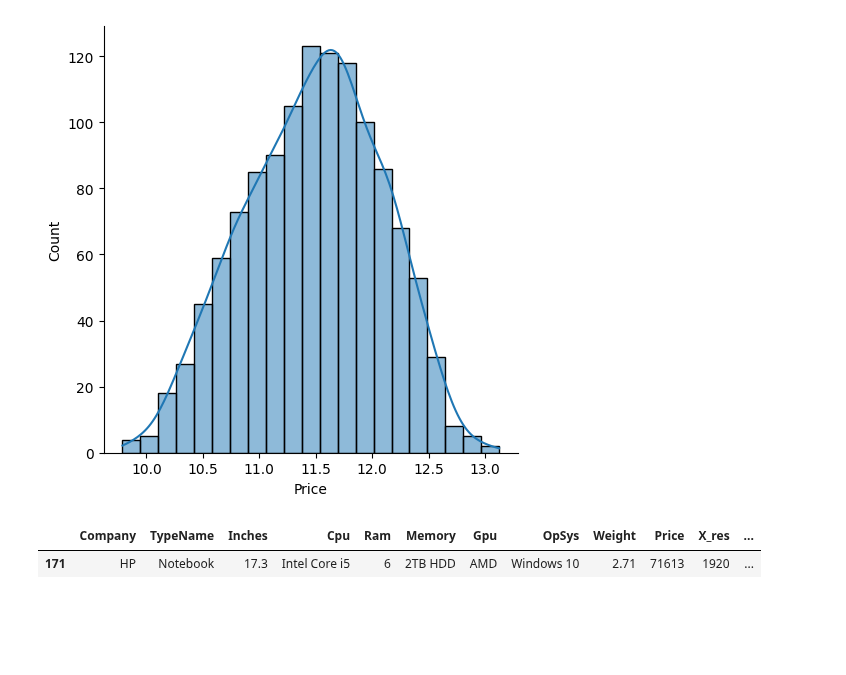
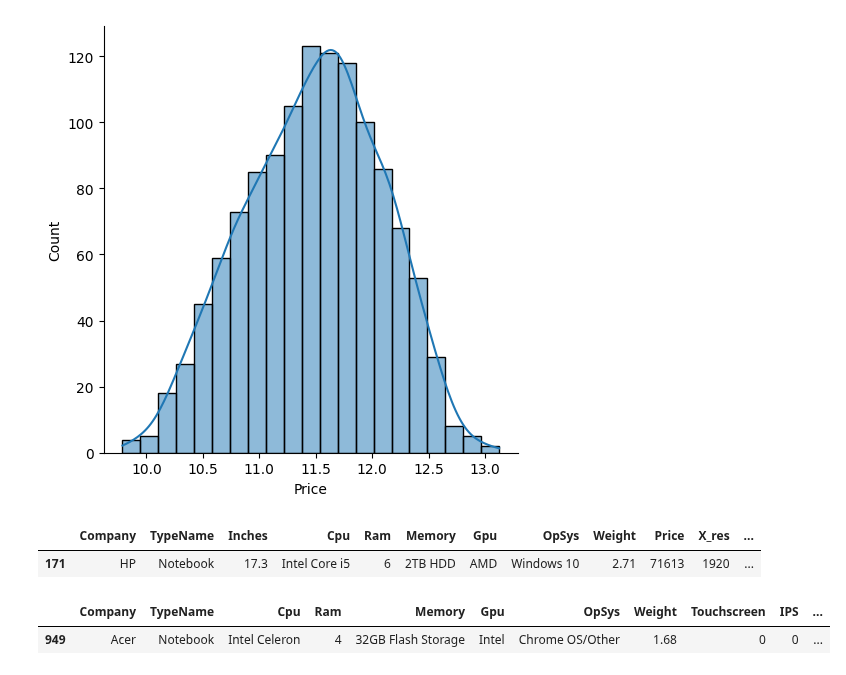
Before and after one commit to Avdhoot-Ukirde/Virtual-Environment-streamlit-Prediction-model, a Jupyter notebook: laptop.ipynb, the cells around one changed output. Saved outputs shown, nothing was run; the diff lists cells and outputs as text; code cells hidden in the pictures; blank space fills up the shorter version.

```diff
--- a/laptop.ipynb
+++ b/laptop.ipynb
@@ -486,3 +486,8 @@ from sklearn.tree import DecisionTreeRegressor
 from sklearn.ensemble import RandomForestRegressor,AdaBoostRegressor,GradientBoostingRegressor
 from sklearn.svm import SVR
 from xgboost import XGBRegressor
+# %%
+X_test.sample()
+# %% [output]
+|  | Company | TypeName | Cpu | Ram | Memory | Gpu | OpSys | Weight | Touchscreen | IPS | ... |
+| 949 | Acer | Notebook | Intel Celeron | 4 | 32GB Flash Storage | Intel | Chrome OS/Other | 1.68 | 0 | 0 | ... |
```
